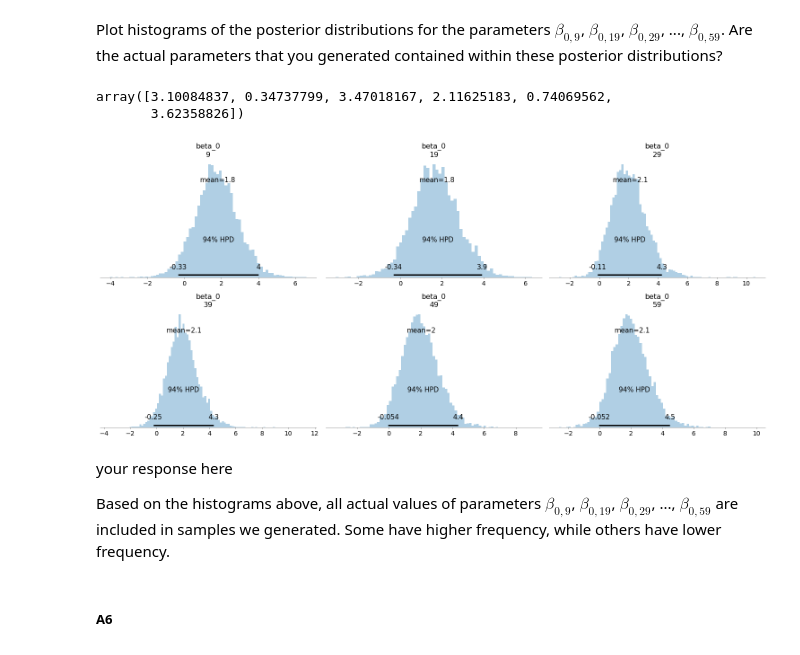
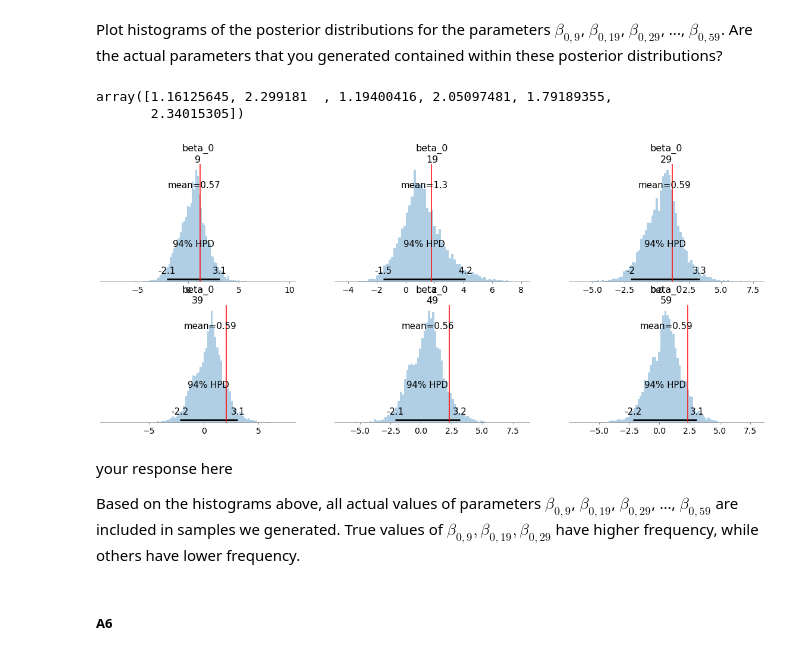
Before and after one commit to Ruby122/2020-CS109B, a Jupyter notebook: content/homeworks/hw03/cs109b_hw3.ipynb, the cells around one changed output. Saved outputs shown, nothing was run; the diff lists cells and outputs as text; code cells hidden in the pictures.

```diff
--- a/content/homeworks/hw03/cs109b_hw3.ipynb
+++ b/content/homeworks/hw03/cs109b_hw3.ipynb
@@ -208,18 +214,24 @@ All R-hat values are close to 1. Based on the three disgonstics, we think the MC
 Plot histograms of the posterior distributions for the parameters $\beta_{0,9}$, $\beta_{0,19}$, $\beta_{0,29}$, ..., $\beta_{0,59}$. Are the actual parameters that you generated contained within these posterior distributions?
 # %%
 #your code here
-display(beta_0_sim[np.arange(9, 69, 10)])
+beta_df = beta_0_sim[np.arange(9, 69, 10)]
+display(beta_df)
+
+fig, ax = plt.subplots(2,3, figsize=(20,8))
 pm.plot_posterior(trace, var_names=['beta_0'], coords = {'beta_0_dim_0': np.arange(9, 69, 10)},
-                  kind = 'hist')
+                  kind = 'hist', ax = ax)
+for i in range(6):
+  ax[i%2][i%3].axvline(x=beta_df[i], color="red")
+
 plt.show()
 # %% [output]
-array([3.10084837, 0.34737799, 3.47018167, 2.11625183, 0.74069562,
-       3.62358826])
+array([1.16125645, 2.299181  , 1.19400416, 2.05097481, 1.79189355,
+       2.34015305])
-[figure, old version]
+[figure, new version]
 # %% [markdown]
 your response here
 
-Based on the histograms above, all actual values of parameters $\beta_{0,9}$, $\beta_{0,19}$, $\beta_{0,29}$, ..., $\beta_{0,59}$ are included in samples we generated. Some have higher frequency, while others have lower frequency.
+Based on the histograms above, all actual values of parameters $\beta_{0,9}$, $\beta_{0,19}$, $\beta_{0,29}$, ..., $\beta_{0,59}$ are included in samples we generated. True values of $\beta_{0,9}, \beta_{0,19}, \beta_{0,29}$ have higher frequency, while others have lower frequency.
 # %% [markdown]
 ##### **A6**
 # %% [markdown]
```
Also changed, not shown: parts of 18 cells of this notebook, 16 other files.
